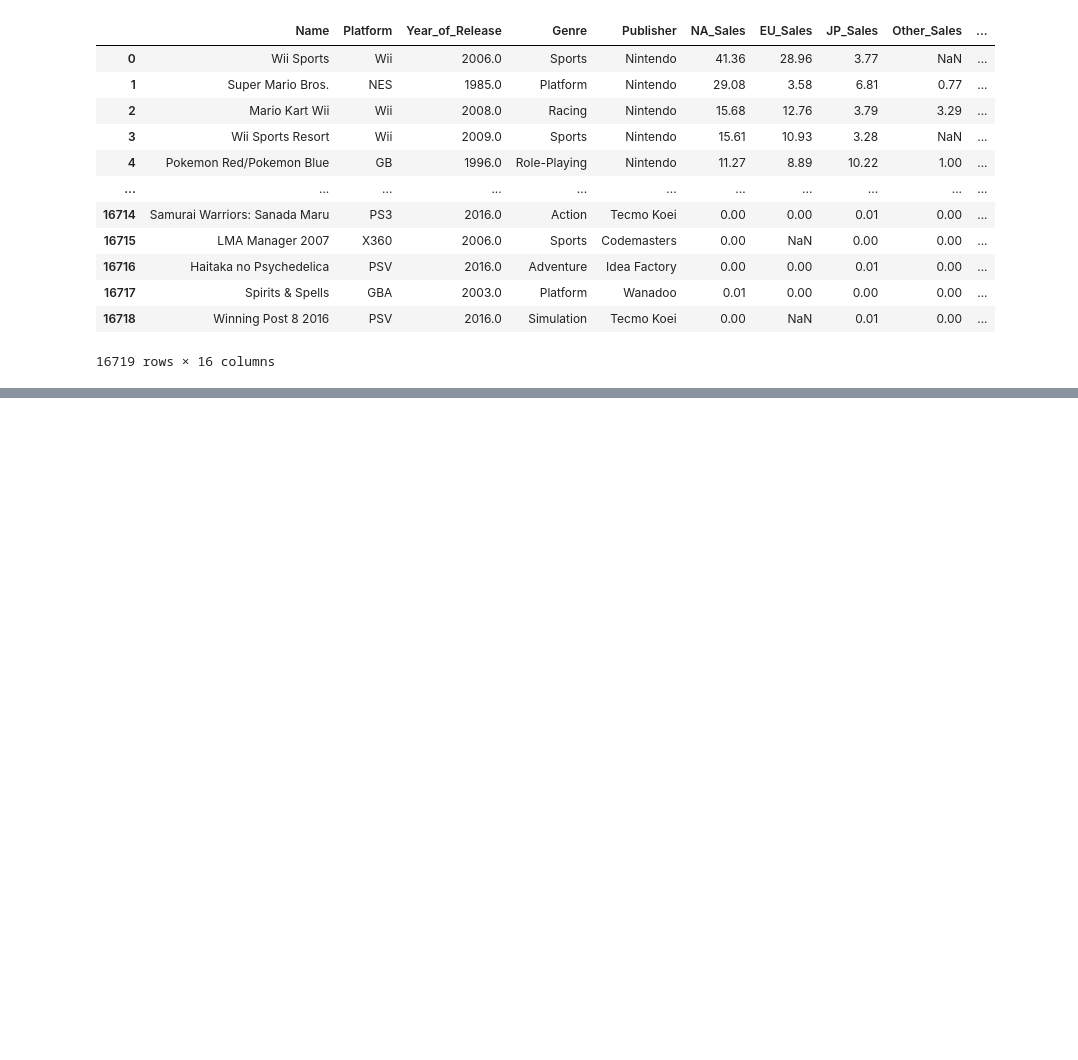
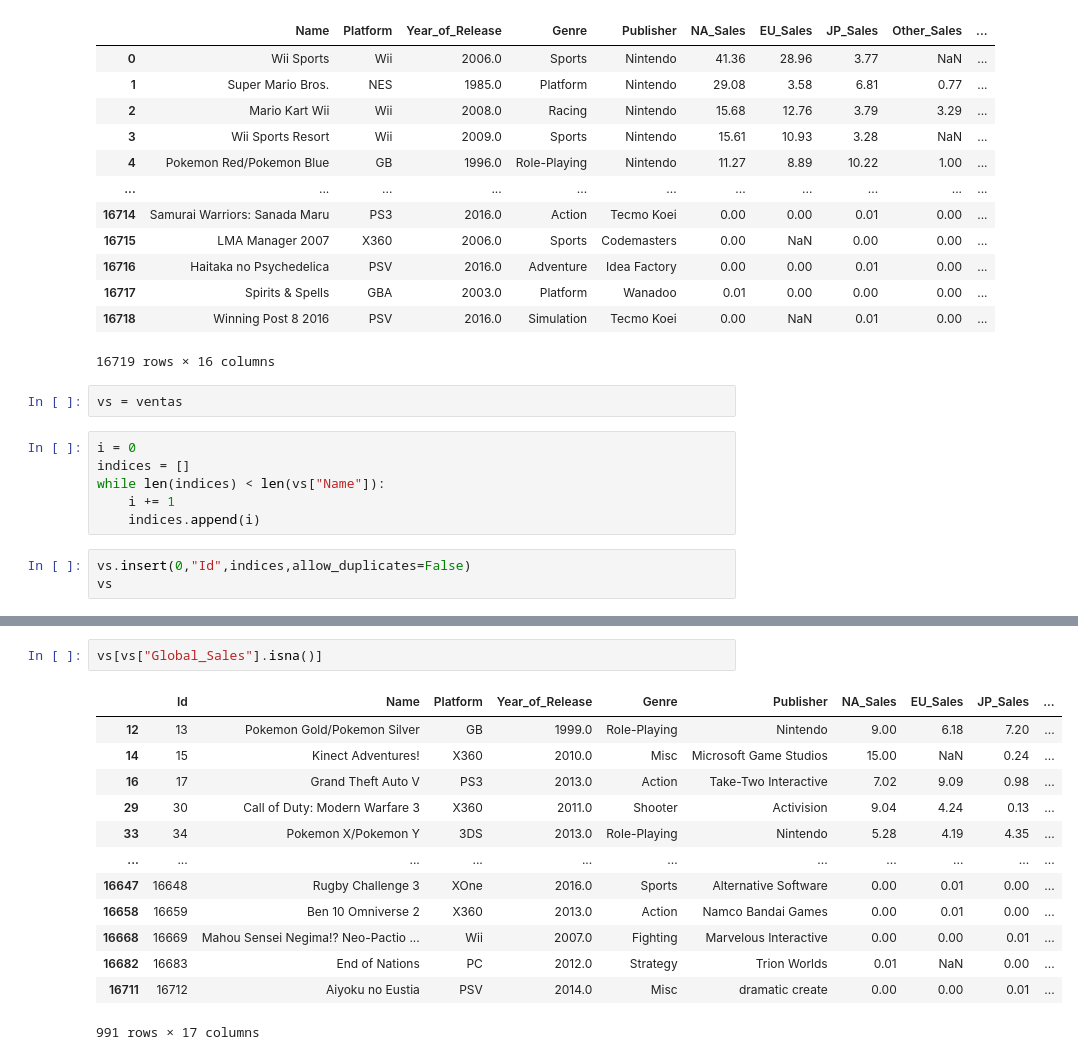
Before and after one commit to DaAnMaGi/Estudios_Henry, a Jupyter notebook: M5/Proyecto integrador/limpieza.ipynb, the cells around one changed output, grey strips where cells are left out. Drawn from its saved outputs; the diff is of its cells as text; blank space fills up the shorter version.

```diff
--- a/M5/Proyecto integrador/limpieza.ipynb
+++ b/M5/Proyecto integrador/limpieza.ipynb
@@ -325,3 +389,14 @@ ventas
 | 16717 | Spirits & Spells | GBA | 2003.0 | Platform | Wanadoo | 0.01 | 0.00 | 0.00 | 0.00 | ... |
 | 16718 | Winning Post 8 2016 | PSV | 2016.0 | Simulation | Tecmo Koei | 0.00 | NaN | 0.01 | 0.00 | ... |
 16719 rows × 16 columns
+# %%
+vs = ventas
+# %%
+i = 0
+indices = []
+while len(indices) < len(vs["Name"]):
+    i += 1
+    indices.append(i)
+# %%
+vs.insert(0,"Id",indices,allow_duplicates=False)
+vs
@@ -327,0 +417,16 @@ ventas
+# %%
+vs[vs["Global_Sales"].isna()]
+# %% [output]
+|  | Id | Name | Platform | Year_of_Release | Genre | Publisher | NA_Sales | EU_Sales | JP_Sales | ... |
+| 12 | 13 | Pokemon Gold/Pokemon Silver | GB | 1999.0 | Role-Playing | Nintendo | 9.00 | 6.18 | 7.20 | ... |
+| 14 | 15 | Kinect Adventures! | X360 | 2010.0 | Misc | Microsoft Game Studios | 15.00 | NaN | 0.24 | ... |
+| 16 | 17 | Grand Theft Auto V | PS3 | 2013.0 | Action | Take-Two Interactive | 7.02 | 9.09 | 0.98 | ... |
+| 29 | 30 | Call of Duty: Modern Warfare 3 | X360 | 2011.0 | Shooter | Activision | 9.04 | 4.24 | 0.13 | ... |
+| 33 | 34 | Pokemon X/Pokemon Y | 3DS | 2013.0 | Role-Playing | Nintendo | 5.28 | 4.19 | 4.35 | ... |
+| ... | ... | ... | ... | ... | ... | ... | ... | ... | ... | ... |
+| 16647 | 16648 | Rugby Challenge 3 | XOne | 2016.0 | Sports | Alternative Software | 0.00 | 0.01 | 0.00 | ... |
+| 16658 | 16659 | Ben 10 Omniverse 2 | X360 | 2013.0 | Action | Namco Bandai Games | 0.00 | 0.01 | 0.00 | ... |
+| 16668 | 16669 | Mahou Sensei Negima!? Neo-Pactio ... | Wii | 2007.0 | Fighting | Marvelous Interactive | 0.00 | 0.00 | 0.01 | ... |
+| 16682 | 16683 | End of Nations | PC | 2012.0 | Strategy | Trion Worlds | 0.01 | NaN | 0.00 | ... |
+| 16711 | 16712 | Aiyoku no Eustia | PSV | 2014.0 | Misc | dramatic create | 0.00 | 0.00 | 0.01 | ... |
+991 rows × 17 columns
```
Also changed, not shown: parts of 17 cells of this notebook, 5 other files.
